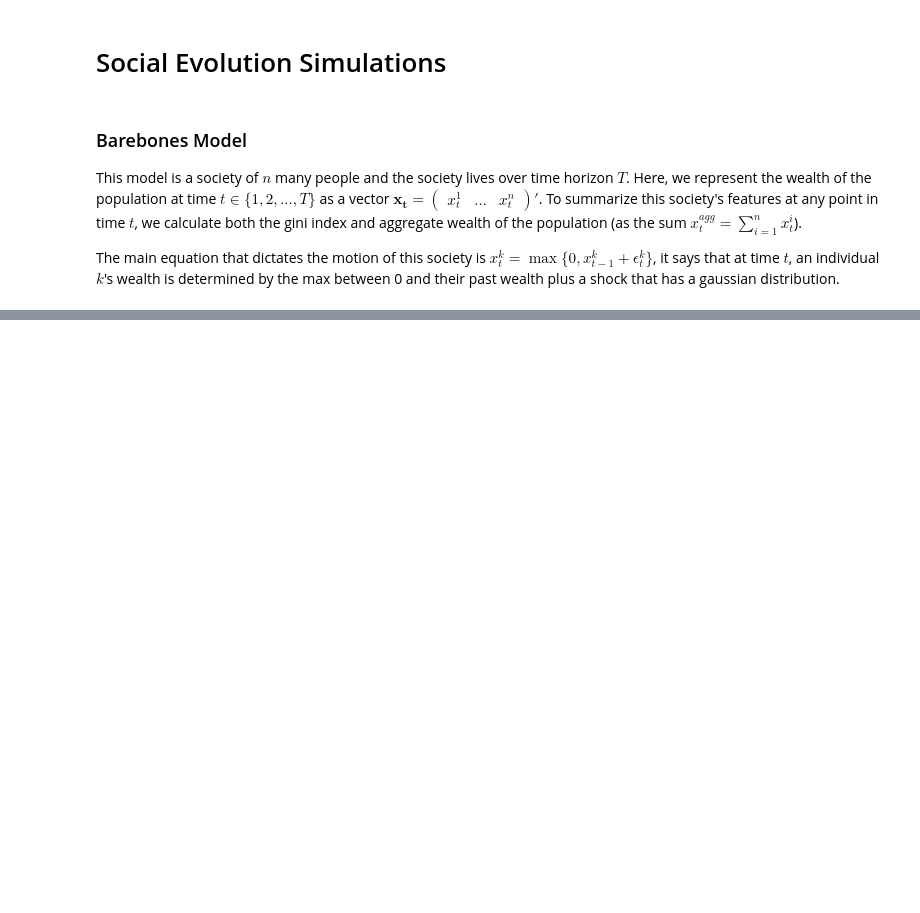
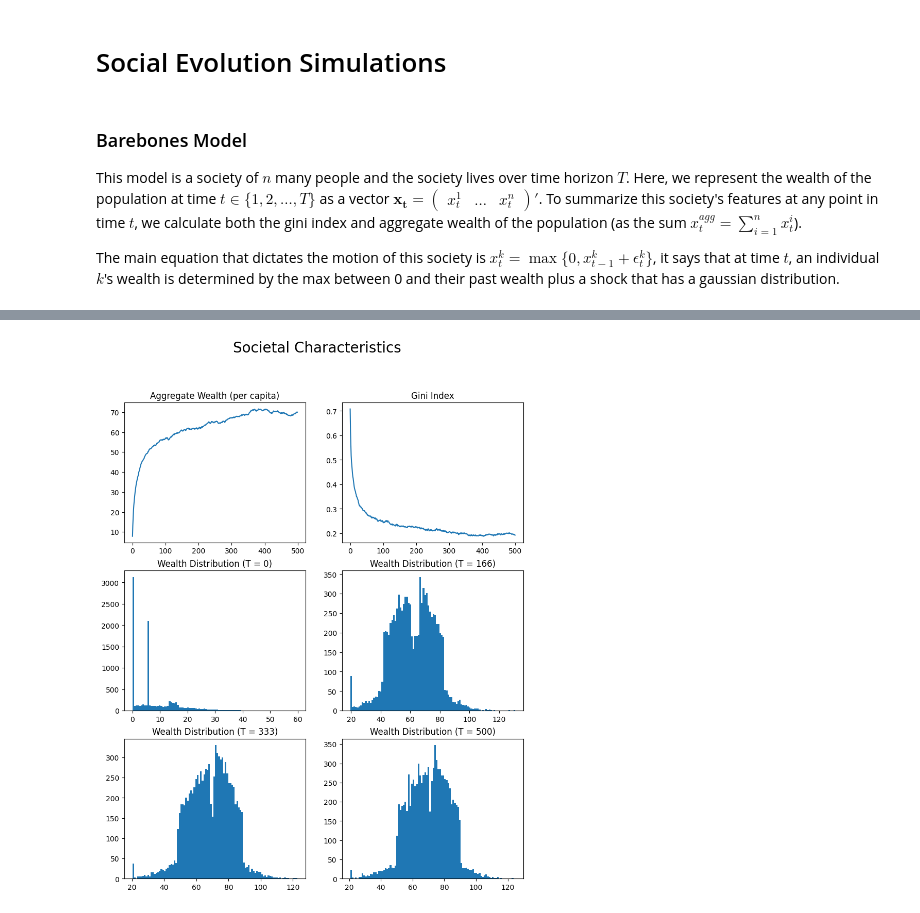
Before and after one commit to pranay-gundam/blog-posts, a Jupyter notebook: social-evolution/simulations.ipynb, the cells around one changed output, grey strips where cells are left out. Saved outputs shown, nothing was run; the diff lists cells and outputs as text; code cells hidden in the pictures; blank space fills up the shorter version.

```diff
--- a/social-evolution/simulations.ipynb
+++ b/social-evolution/simulations.ipynb
@@ -86,0 +164,90 @@ The society depicted here, is of course nothing close to reality. The wealth dis
+# %%
+# Population of the society
+n = 10000
+
+# Time Horizon
+T = 500
+
+# Wealth objects
+wealth_dist = np.zeros((n,T))
+wealth_agg = np.zeros(T)
+min_wealth = np.zeros(n)
+
+# Wealth Shock Parameters
+w_sh_mean = 0
+w_sh_std = 20
+
+# Socioeconomic satisfaction
+gini = np.zeros(T)
+
+# Gini Index Calculation Helper
+def gini_calc(x):
+    sorted_x = np.sort(x)
+    n = len(x)
+    cumx = np.cumsum(sorted_x, dtype=float)
+    return (n + 1 - 2 * np.sum(cumx) / cumx[-1]) / n
+
+# Produce and store the shocks
+w_sh = np.random.normal(w_sh_mean, w_sh_std, size = (n, T))
+
+# Revolution Variables
+revolution_counter = 0
+revolution_sentiment = 0
+
+# Running the simulation
+for i in range(T):
+    if i == 0:
+        wealth_dist[:, i] = np.maximum(w_sh[:, i], min_wealth)
+    else:
+        wealth_dist[:, i] = np.maximum(wealth_dist[:, i-1] + w_sh[:, i], min_wealth)
+    wealth_agg[i] = sum(wealth_dist[:, i])
+    gini[i] = gini_calc(wealth_dist[:, i])
+
+    # Rank the wealth from low to high
+    ranked_wealth_dist = np.argsort(wealth_dist[:, i])
+    tot_redist = 0
+    for rich in range(int(n * 0.8), n):
+        rich_idx = ranked_wealth_dist[rich]
+        tot_redist += wealth_dist[rich_idx, i] * 0.2
+        wealth_dist[rich_idx, i] = wealth_dist[rich_idx, i] * 0.8
+
+    for poor in range(int(n * 0.2)):
+        poor_idx = ranked_wealth_dist[poor]
+        wealth_dist[poor_idx, i] += tot_redist / (int(n * 0.2))
+
+    if gini[i] >= 0.45:
+        revolution_sentiment += 1
+    else:
+        revolution_sentiment = 0
+
+    if revolution_sentiment >= 10:
+        wealth_agg[i] = wealth_agg[i] * 0.8
+        wealth_dist[:, i] = (wealth_agg[i]/n) * np.ones(n)
+
+fig, axs = plt.subplots(3, 2, figsize=(10, 12))
+
+xs = range(T)
+
+fig.suptitle("Societal Characteristics", fontsize=20)
+
+axs[0,0].plot(xs, wealth_agg / n)
+axs[0,1].plot(xs, gini)
+
+axs[0,0].set_title('Aggregate Wealth (per capita)')
+axs[0,1].set_title('Gini Index')
+
+axs[1,0].hist(wealth_dist[:, 0], bins = int(n/100))
+axs[1,0].set_title("Wealth Distribution (T = " + str(0) + ")")
+
+axs[1,1].hist(wealth_dist[:, int(T/3)], bins = int(n/100))
+axs[1,1].set_title("Wealth Distribution (T = " + str(int(T/3)) + ")")
+
+axs[2,0].hist(wealth_dist[:, int(2*T/3)], bins = int(n/100))
+axs[2,0].set_title("Wealth Distribution (T = " + str(int(2*T/3)) + ")")
+
+axs[2,1].hist(wealth_dist[:, T-1], bins = int(n/100))
+axs[2,1].set_title("Wealth Distribution (T = " + str(T) + ")")
+
+plt.show()
+# %% [output]
+[figure, added]
```
Also changed, not shown: parts of 9 cells of this notebook.
